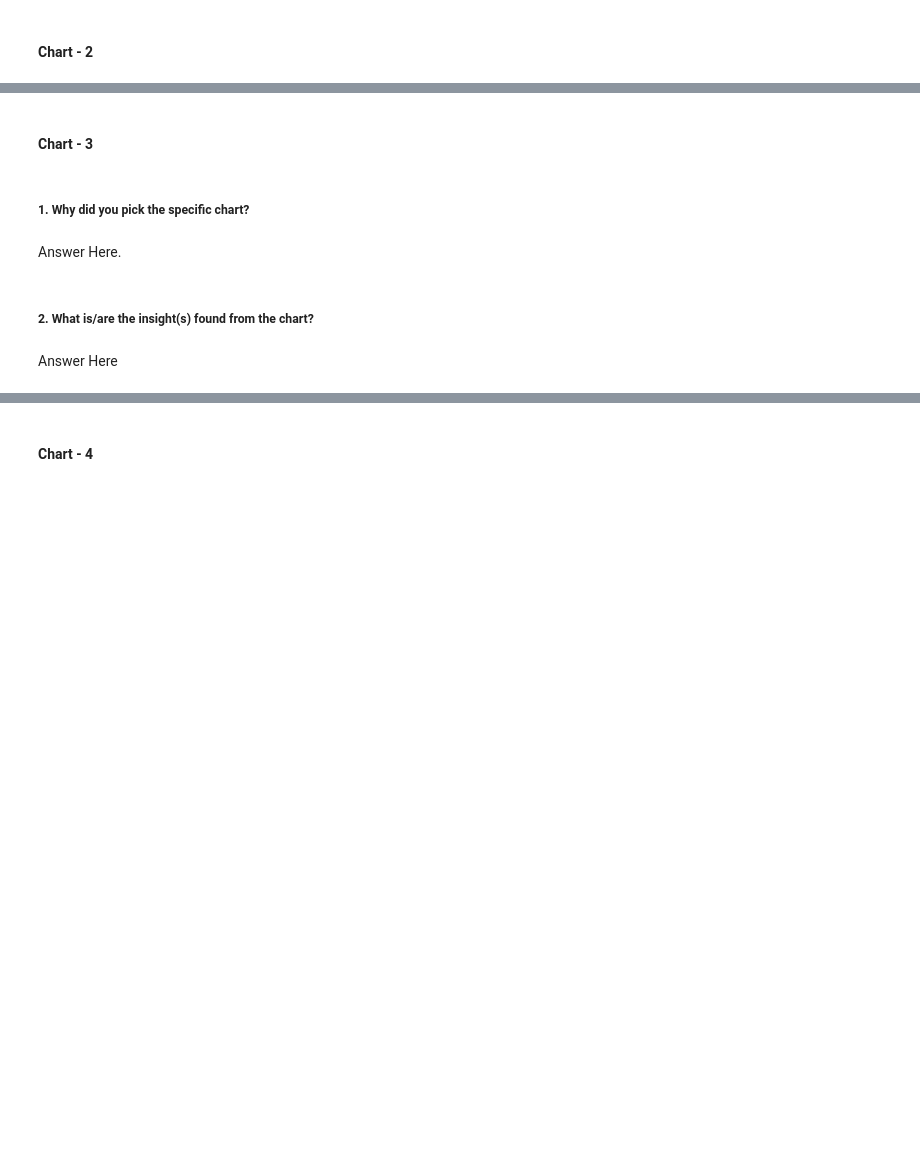
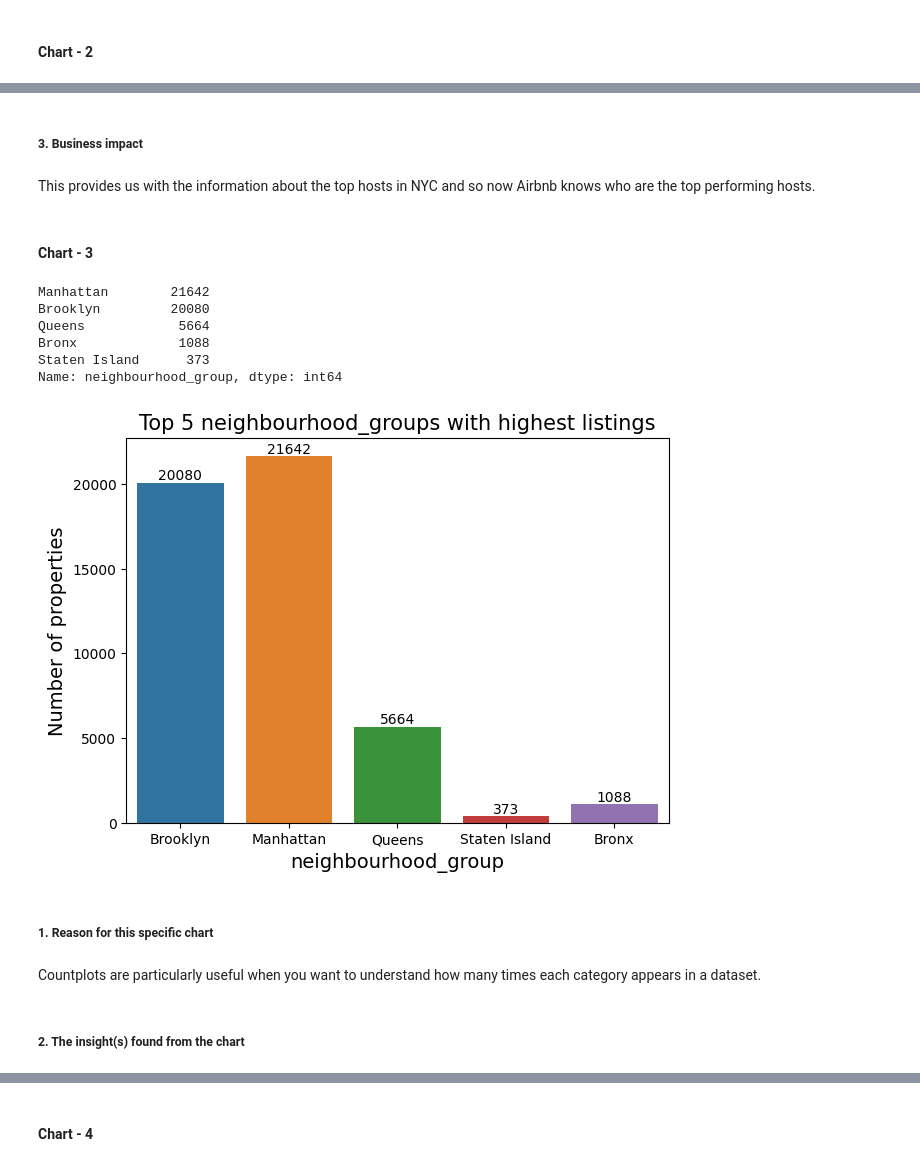
Before and after one commit to praveen-kumar-maurya/Airbnb-bookings-analysis-Capstone-project---1-, a Jupyter notebook: Capstone_Project_1_(Airbnb_Bookings_Analysis).ipynb, the cells around one changed output, grey strips where cells are left out. Drawn from its saved outputs; the diff is of its cells as text; code cells hidden in the pictures; blank space fills up the shorter version.

```diff
--- a/Capstone_Project_1_(Airbnb_Bookings_Analysis).ipynb
+++ b/Capstone_Project_1_(Airbnb_Bookings_Analysis).ipynb
@@ -578,2 +646,6 @@ Answer Here
+# %% [markdown]
+##### 3. Business impact
+# %% [markdown]
+This provides us with the information about the top hosts in NYC and so now Airbnb knows who are the top performing hosts.
 # %% [markdown]
 #### Chart - 3
@@ -582,8 +652,43 @@ Answer Here
+# %%
+# neighbourhood_group with their associated number of properties
+
+airbnb['neighbourhood_group'].value_counts()
+# %% [output]
+Manhattan        21642
+Brooklyn         20080
+Queens            5664
+Bronx             1088
+Staten Island      373
+Name: neighbourhood_group, dtype: int64
+# %%
+# Chart - 3 visualization code
+
+plt.figure(figsize = (7,5))
+
+# creating the countplot with Seaborn
+
+ax = sns.countplot(data = airbnb, x = 'neighbourhood_group')
+
+for bars in ax.containers:
+    ax.bar_label(bars)
+
+
+# setting plot title and labels
+plt.title('Top 5 neighbourhood_groups with highest listings', fontsize = 15)
+plt.xlabel('neighbourhood_group', fontsize = 14)
+plt.ylabel('Number of properties', fontsize = 14)
+
+# changing fontsize of tick labels
+plt.tick_params(axis='x', labelsize=10)
+plt.tick_params(axis='y', labelsize=10)
+
+# display plot
+plt.show()
+# %% [output]
+[figure, added]
 # %% [markdown]
-##### 1. Why did you pick the specific chart?
+##### 1. Reason for this specific chart
-# %% [markdown]
-Answer Here.
+# %% [markdown]
+Countplots are particularly useful when you want to understand how many times each category appears in a dataset.
 # %% [markdown]
-##### 2. What is/are the insight(s) found from the chart?
+##### 2. The insight(s) found from the chart
-# %% [markdown]
-Answer Here
```
Also changed, not shown: parts of 133 cells of this notebook.
